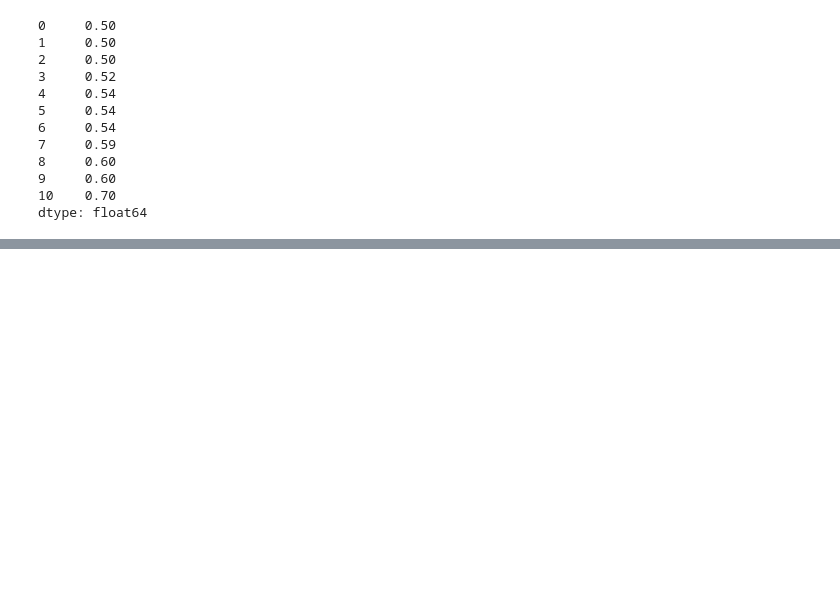
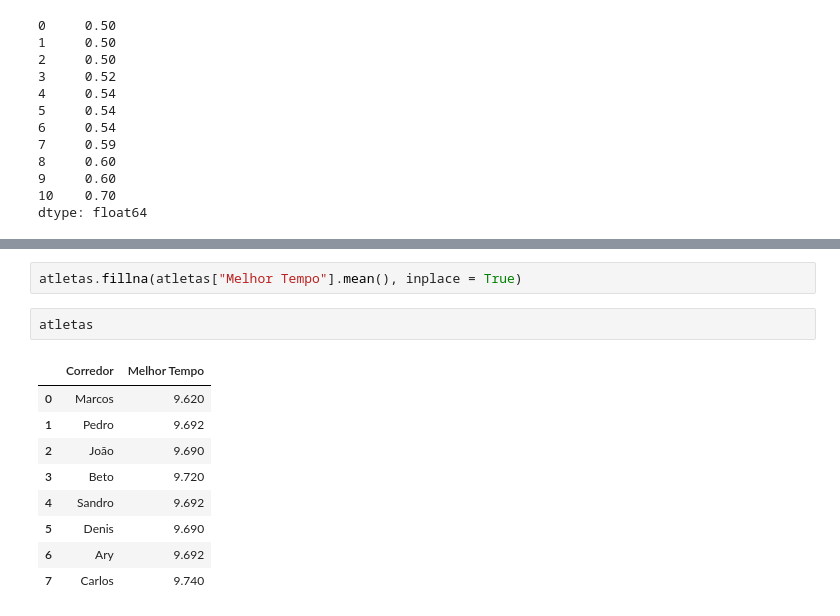
Before and after one commit to renatamontanhana/Pandas_analisando_dados, a Jupyter notebook: exercicios_extras.ipynb, the cells around one changed output, grey strips where cells are left out. Cells and saved outputs as stored; diff of their text form; blank space fills up the shorter version.

```diff
--- a/exercicios_extras.ipynb
+++ b/exercicios_extras.ipynb
@@ -337,0 +354,14 @@ dtype: float64
+# %%
+atletas.fillna(atletas["Melhor Tempo"].mean(), inplace = True)
+# %%
+atletas
+# %% [output]
+|  | Corredor | Melhor Tempo |
+| 0 | Marcos | 9.620 |
+| 1 | Pedro | 9.692 |
+| 2 | João | 9.690 |
+| 3 | Beto | 9.720 |
+| 4 | Sandro | 9.692 |
+| 5 | Denis | 9.690 |
+| 6 | Ary | 9.692 |
+| 7 | Carlos | 9.740 |
```
Also changed, not shown: parts of 1 cell of this notebook.
